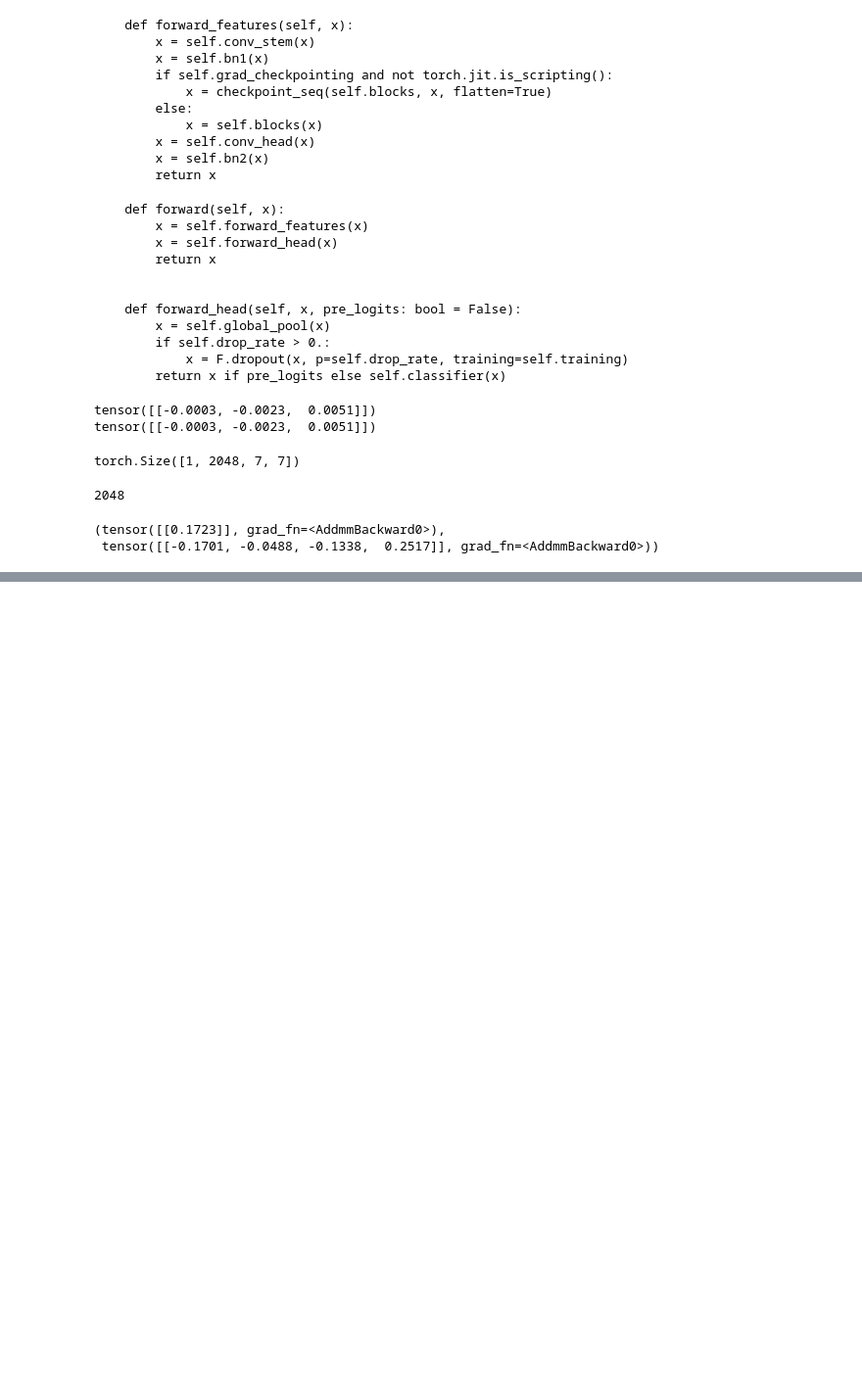
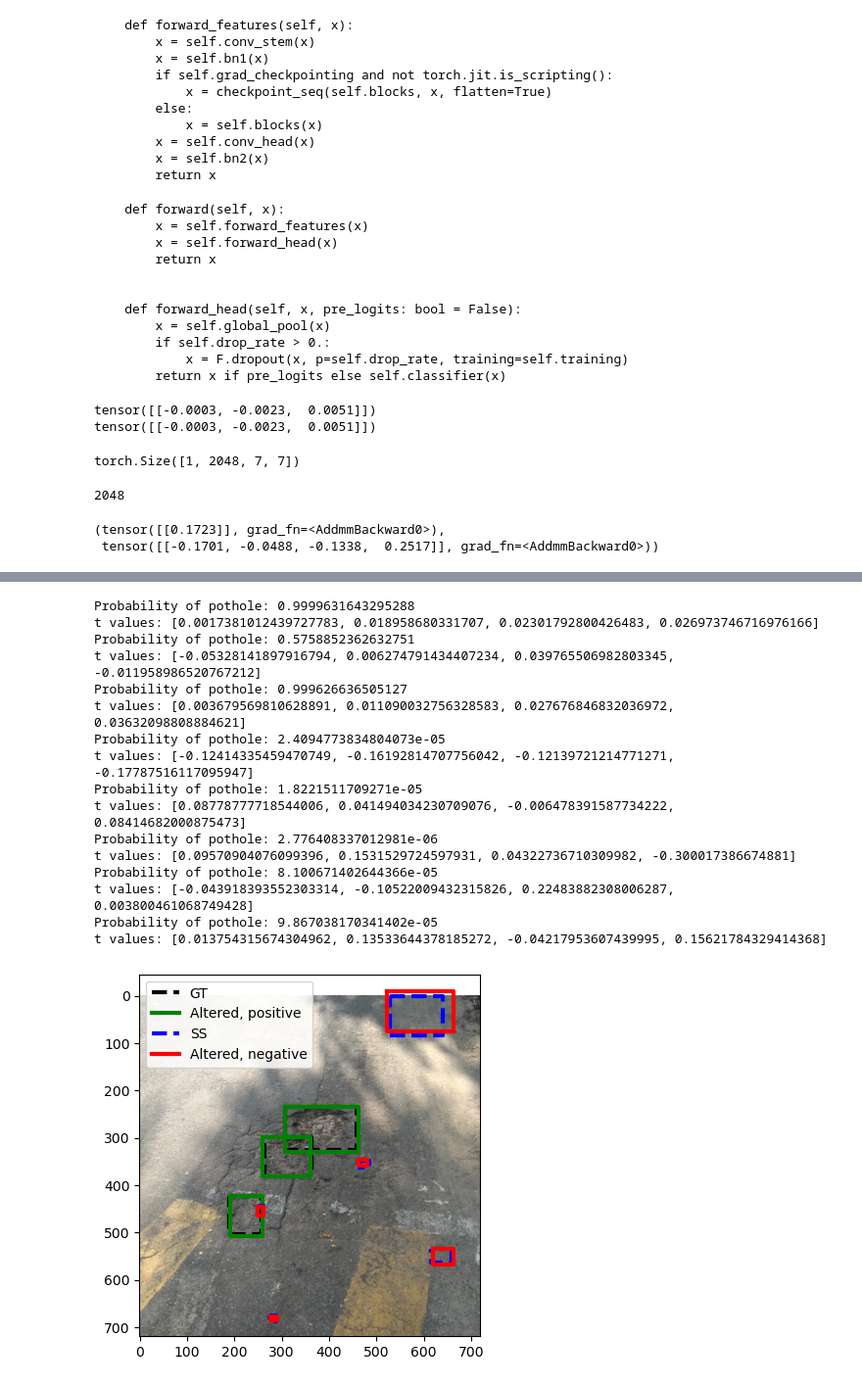
Before and after one commit to oe-andreas/02516, a Jupyter notebook: Object detection/test_oe.ipynb, the cells around one changed output, grey strips where cells are left out. Shown at 98% size. Drawn from its saved outputs; the diff is of its cells as text; code cells hidden in the pictures; blank space fills up the shorter version.

```diff
--- a/Object detection/test_oe.ipynb
+++ b/Object detection/test_oe.ipynb
@@ -431,0 +491,57 @@ model2(input)
+# %%
+def plot_box(box, **plot_args):
+    plt.plot([box[0], box[2], box[2], box[0], box[0]], [box[1], box[1], box[3], box[3], box[1]], **plot_args)
+# %%
+dim = (128, 128)
+
+plt.imshow(image)
+
+GT_boxes_and_some_proposals = [(box, 'GT') for box in GT_boxes] + [(box, 'SS') for box in random.sample(SS_boxes, 5)]
+
+for box, type in GT_boxes_and_some_proposals:
+    color = 'b' if type == 'SS' else 'k'
+    plot_box(box, color = color, linewidth=3, label=type, linestyle = '--')
+
+    crop = image.crop(box)
+    resized_crop = crop.resize(dim, Image.LANCZOS)
+    tensor_crop = torch.tensor(np.array(resized_crop), dtype=torch.float32).permute(2, 0, 1) / 255.0
+    tensor_crop = tensor_crop.unsqueeze(0).to(device)
+
+    class_prob_logit, t_values = model(tensor_crop)
+
+    class_prob = torch.sigmoid(class_prob_logit)
+    t_values = t_values.squeeze().tolist()
+
+    print(f'Probability of pothole: {class_prob.item()}')
+    print(f't values: {t_values}')
+
+    # Alter the box
+    altered_box = alter_box(box, t_values)
+    color = 'g' if class_prob > 0.5 else 'r'
+    label = f'Altered, {"positive" if class_prob > 0.5 else "negative"}'
+    plot_box(altered_box, color = color, linewidth=3, label=label)
+
+# Remove duplicate labels in the legend
+handles, labels = plt.gca().get_legend_handles_labels()
+by_label = dict(zip(labels, handles))
+plt.legend(by_label.values(), by_label.keys())
+
+plt.show()
+# %% [output]
+Probability of pothole: 0.9999631643295288
+t values: [0.0017381012439727783, 0.018958680331707, 0.02301792800426483, 0.026973746716976166]
+Probability of pothole: 0.5758852362632751
+t values: [-0.05328141897916794, 0.006274791434407234, 0.039765506982803345, -0.011958986520767212]
+Probability of pothole: 0.999626636505127
+t values: [0.003679569810628891, 0.011090032756328583, 0.027676846832036972, 0.03632098808884621]
+Probability of pothole: 2.4094773834804073e-05
+t values: [-0.12414335459470749, -0.16192814707756042, -0.12139721214771271, -0.17787516117095947]
+Probability of pothole: 1.8221511709271e-05
+t values: [0.08778777718544006, 0.041494034230709076, -0.006478391587734222, 0.08414682000875473]
+Probability of pothole: 2.776408337012981e-06
+t values: [0.09570904076099396, 0.1531529724597931, 0.04322736710309982, -0.300017386674881]
+Probability of pothole: 8.100671402644366e-05
+t values: [-0.043918393552303314, -0.10522009432315826, 0.22483882308006287, 0.003800461068749428]
+Probability of pothole: 9.867038170341402e-05
+t values: [0.013754315674304962, 0.13533644378185272, -0.04217953607439995, 0.15621784329414368]
+[figure, added]
```
Also changed, not shown: parts of 7 cells of this notebook, 3 other files.
